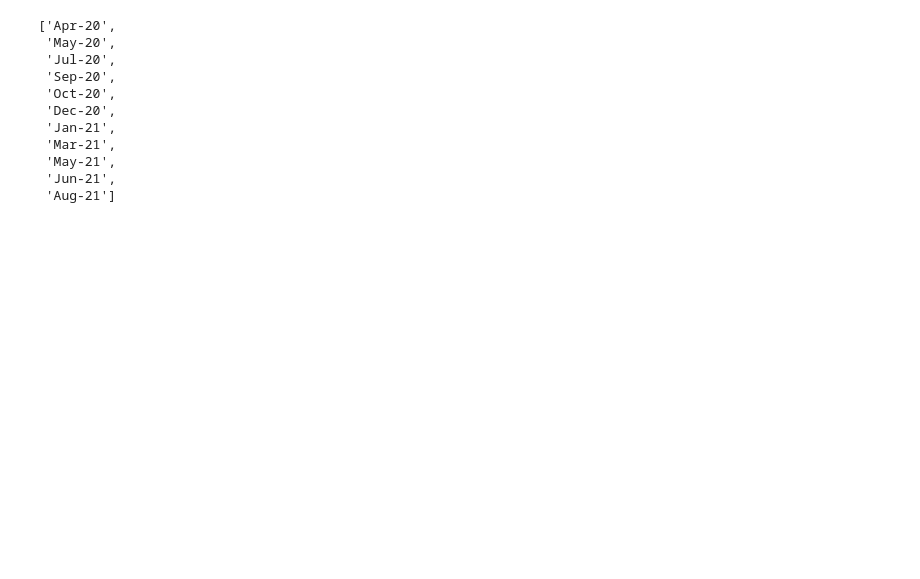
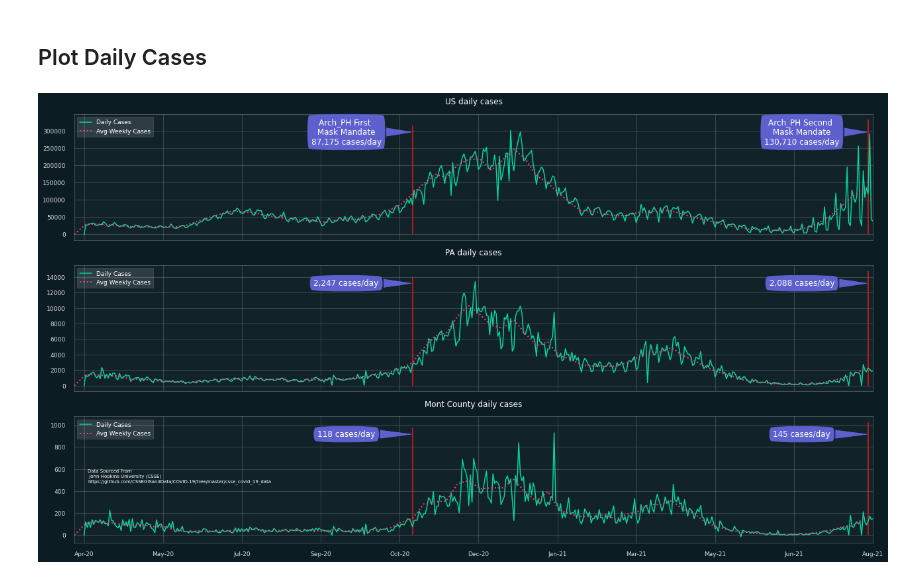
Before and after one commit to tall-geese/CovidTracking, a Jupyter notebook: Covid Tracker.ipynb, the cells around one changed output. Drawn from its saved outputs; the diff is of its cells as text; code cells hidden in the pictures; blank space fills up the shorter version.

```diff
--- a/Covid Tracker.ipynb
+++ b/Covid Tracker.ipynb
@@ -107,16 +115,53 @@ fig.tight_layout()
-# %%
-xticks = pd.date_range(dateRange[0], dateRange[-1], periods=11)
-xlabels = [i.strftime('%b-%y') for i in t]
-x
-# %% [output]
-['Apr-20',
- 'May-20',
- 'Jul-20',
- 'Sep-20',
- 'Oct-20',
- 'Dec-20',
- 'Jan-21',
- 'Mar-21',
- 'May-21',
- 'Jun-21',
- 'Aug-21']
+# %%
+# Create the weekly-averaged resampled data
+us_data_rs = us_data.resample('W')[['New_Cases']].mean()
+pa_data_rs = pa_data.resample('W')[['New_Cases']].mean()
+mont_data_rs = mont_data.resample('W')[['New_Cases']].mean()
+# %% [markdown]
+## Plot Daily Cases
+# %%
+# Style
+mpl_style(dark = True)
+
+fig,ax = plt.subplots(nrows=3, ncols=1, figsize=(18,10), sharex=True)
+
+# Format the tick labels
+xticks = pd.date_range(dateRange[0], dateRange[-1], periods=11)
+xlabels = [i.strftime('%b-%y') for i in xticks]
+
+# Plot the daily and averaged cases
+us_data.plot(y='New_Cases',ax=ax[0], legend=False, title='US daily cases', c='#06d6a0', label='Daily Cases')
+us_data_rs.plot(y='New_Cases',ax=ax[0], legend=False, c='#ef476f', ls=':', lw=2, label='Avg Weekly Cases')
+pa_data.plot(y='New_Cases',ax=ax[1], legend=False, title='PA daily cases', c='#06d6a0', label='Daily Cases')
+pa_data_rs.plot(y='New_Cases',ax=ax[1], legend=False, c='#ef476f', ls=':', lw=2, label='Avg Weekly Cases')
+mont_data.plot(y='New_Cases',ax=ax[2], legend=False, title='Mont County daily cases', c='#06d6a0', label='Daily Cases')
+mont_data_rs.plot(y='New_Cases',ax=ax[2], legend=False, c='#ef476f', ls=':', lw=2, label='Avg Weekly Cases')
+
+# Add veritical lines, legends
+for sub_ax in ax.flat:
+    sub_ax.vlines(x=pdt.strptime('2020-11-02', '%Y-%m-%d'),ymin=0, ymax=sub_ax.get_ylim()[1])
+    sub_ax.vlines(x=pdt.strptime('2021-08-12', '%Y-%m-%d'),ymin=0, ymax=sub_ax.get_ylim()[1])
+    sub_ax.legend(loc='upper left')
+
+# Create Arrow annotations
+bbox = dict(boxstyle='round4, pad=0.5', fc='#5e60ce', ec='#5e60ce')
+arrowprops = dict(arrowstyle='wedge, tail_width=1.0', color='#5e60ce')
+
+ax[0].annotate('Arch_PH First \n Mask Mandate \n' + "{:,.0f}".format(us_data_rs.loc["2020-11-01", "New_Cases"]) + ' cases/day', xy=('2020-11-02',ax[0].get_ylim()[1] * 0.85), xytext=(-100,0), textcoords='offset points', ha='center', va='center', bbox=bbox,arrowprops=arrowprops)
+ax[0].annotate('Arch_PH Second \n Mask Mandate \n' + "{:,.0f}".format(us_data_rs.loc["2021-08-15", "New_Cases"]) + ' cases/day', xy=('2021-08-12',ax[0].get_ylim()[1] * 0.85), xytext=(-100,0), textcoords='offset points', ha='center', va='center', bbox=bbox,arrowprops=arrowprops)
+ax[1].annotate("{:,.0f}".format(pa_data_rs.loc["2020-11-01", "New_Cases"]) + ' cases/day', xy=('2020-11-02',ax[1].get_ylim()[1] * 0.85), xytext=(-100,0), textcoords='offset points', ha='center', va='center', bbox=bbox,arrowprops=arrowprops)
+ax[1].annotate("{:,.0f}".format(pa_data_rs.loc["2021-08-15", "New_Cases"]) + ' cases/day', xy=('2021-08-12',ax[1].get_ylim()[1] * 0.85), xytext=(-100,0), textcoords='offset points', ha='center', va='center', bbox=bbox,arrowprops=arrowprops)
+ax[2].annotate("{:,.0f}".format(mont_data_rs.loc["2020-11-01", "New_Cases"]) + ' cases/day', xy=('2020-11-02',ax[2].get_ylim()[1] * 0.85), xytext=(-100,0), textcoords='offset points', ha='center', va='center', bbox=bbox,arrowprops=arrowprops)
+ax[2].annotate("{:,.0f}".format(mont_data_rs.loc["2021-08-15", "New_Cases"]) + ' cases/day', xy=('2021-08-12',ax[2].get_ylim()[1] * 0.85), xytext=(-100,0), textcoords='offset points', ha='center', va='center', bbox=bbox,arrowprops=arrowprops)
+
+
+ax[2].annotate("Data Sourced From\n John Hopkins University (CSSE)\nhttps://github.com/CSSEGISandData/COVID-19/tree/master/csse_covid_19_data", xy=(20,100), xycoords='axes points', ha='left', va='center', fontsize='xx-small')
+
+# Set ticks from above
+ax[2].set_xticks(xticks)
+ax[2].set_xticklabels(xlabels)
+
+
+fig.tight_layout()
+# %% [output]
+[figure, added]
```
Also changed, not shown: parts of 9 cells of this notebook, 2 other files.
